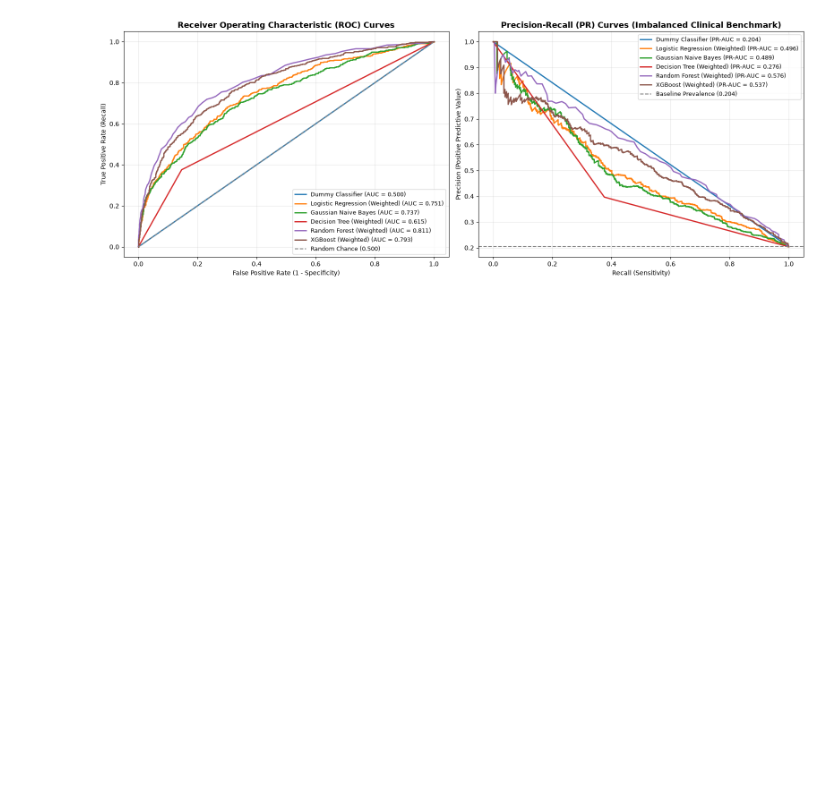
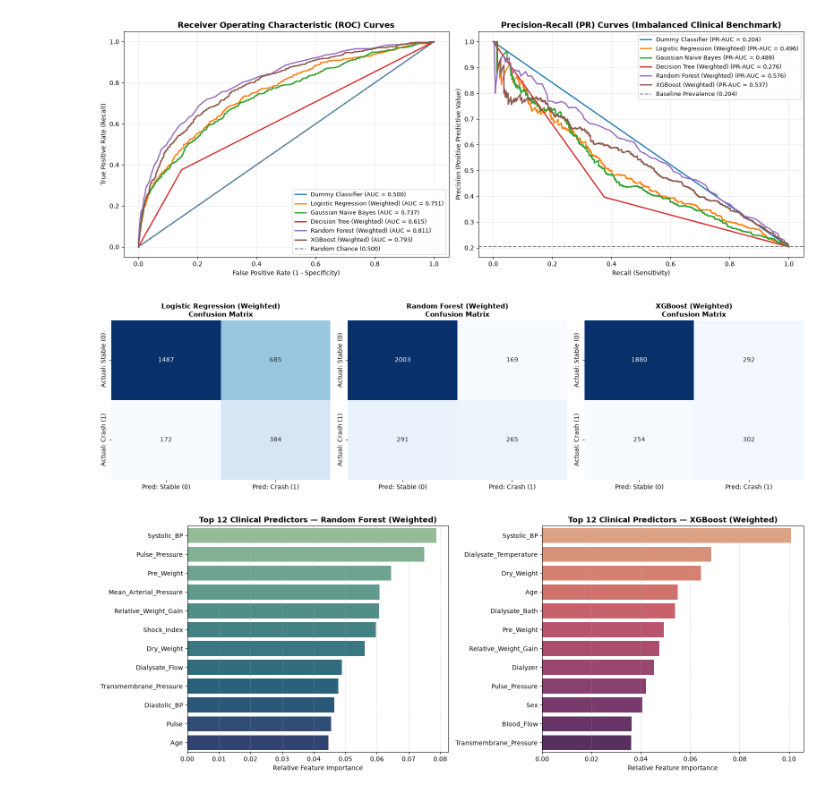
Before and after one commit to ahsanul3haque/CSE299_Hemodialysis_Project, a Jupyter notebook: notebooks/baseline_modeling.ipynb, the cells around one changed output. Saved outputs shown, nothing was run; the diff lists cells and outputs as text; code cells hidden in the pictures; blank space fills up the shorter version.

Commit message:
feat(notebook): add confusion matrices and top 12 feature importance plots
- Plot side-by-side confusion matrices for Logistic Regression, Random Forest, and XGBoost
- Visualize top 12 clinical and engineered feature importances proving impact of engineered features

```diff
--- a/notebooks/baseline_modeling.ipynb
+++ b/notebooks/baseline_modeling.ipynb
@@ -149,3 +149,52 @@ plt.tight_layout()
 plt.show()
 # %% [output]
 [figure]
+# %%
+# ==========================================
+# CELL 4: Confusion Matrices & Feature Importance
+# ==========================================
+from sklearn.metrics import confusion_matrix
+
+# 1. Plot Side-by-Side Confusion Matrices for Top 3 Models
+top_models = ["Logistic Regression (Weighted)",
+              "Random Forest (Weighted)", "XGBoost (Weighted)"]
+fig, axes = plt.subplots(1, 3, figsize=(16, 4.5))
+
+for ax, name in zip(axes, top_models):
+    y_pred = trained_models[name].predict(X_test)
+    cm = confusion_matrix(y_test, y_pred)
+    sns.heatmap(
+        cm, annot=True, fmt="d", cmap="Blues", cbar=False, ax=ax,
+        xticklabels=["Pred: Stable (0)", "Pred: Crash (1)"],
+        yticklabels=["Actual: Stable (0)", "Actual: Crash (1)"]
+    )
+    ax.set_title(f"{name}\nConfusion Matrix", fontsize=11, fontweight="bold")
+
+plt.tight_layout()
+plt.show()
+
+# 2. Plot Top 12 Clinical & Engineered Feature Importances (Random Forest & XGBoost)
+fig, axes = plt.subplots(1, 2, figsize=(16, 6))
+
+for ax, name, palette in zip(axes, ["Random Forest (Weighted)", "XGBoost (Weighted)"], ["crest", "flare"]):
+    importances = trained_models[name].feature_importances_
+    feat_df = pd.DataFrame({
+        "Feature": X.columns,
+        "Importance": importances
+    }).sort_values(by="Importance", ascending=False).head(12)
+
+    sns.barplot(
+        data=feat_df, x="Importance", y="Feature",
+        hue="Feature", palette=palette, legend=False, ax=ax
+    )
+    ax.set_title(
+        f"Top 12 Clinical Predictors — {name}", fontsize=12, fontweight="bold")
+    ax.set_xlabel("Relative Feature Importance")
+    ax.set_ylabel("")
+    ax.grid(axis="x", linestyle="--", alpha=0.5)
+
+plt.tight_layout()
+plt.show()
+# %% [output]
+[figure, added]
+[figure, added]
```
